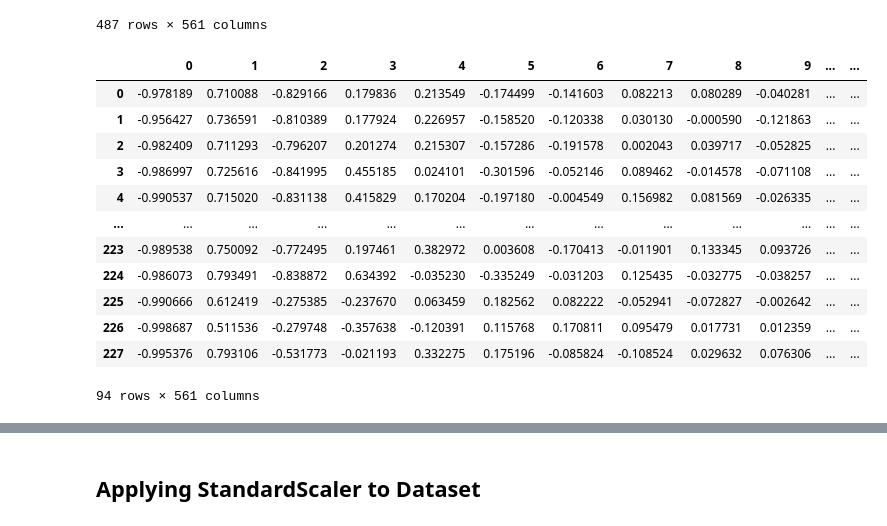
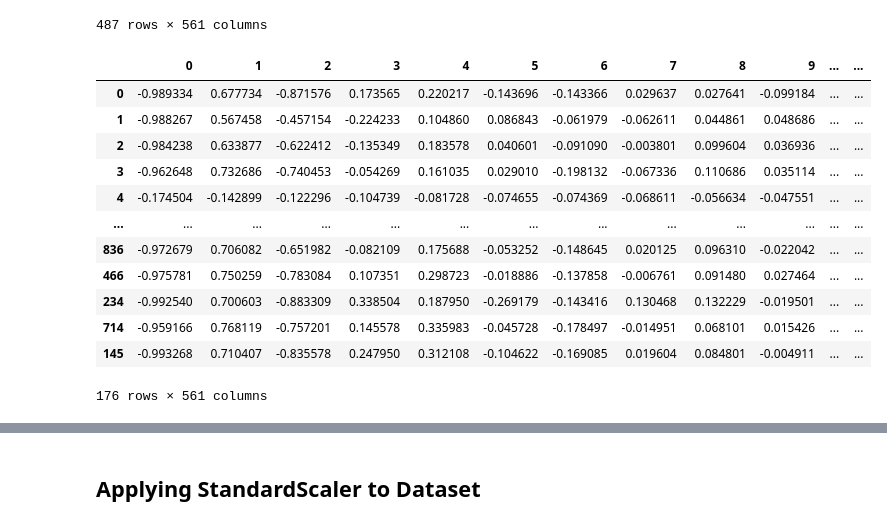
Before and after one commit to maigacribzz/EEG-Biometrics, a Jupyter notebook: Test_Biometrics.ipynb, the cells around one changed output, grey strips where cells are left out. Drawn from its saved outputs; the diff is of its cells as text; code cells hidden in the pictures.

```diff
--- a/Test_Biometrics.ipynb
+++ b/Test_Biometrics.ipynb
@@ -171,29 +163,23 @@ df_test
 | 485 | -0.965976 | 0.695892 | -0.705969 | -0.163699 | 0.250007 | 0.090883 | -0.164206 | -0.153858 | 0.029542 | 0.126786 | ... | ... |
 | 486 | -0.961613 | 0.732829 | -0.861315 | 0.383409 | 0.230486 | -0.252014 | -0.175565 | 0.092457 | 0.121167 | -0.049441 | ... | ... |
 487 rows × 561 columns
-# %%
-df_1 = df_test[df_test['Target']==1]
-df_3 = df_test[df_test['Target']==3]
-df_8 = df_test[df_test['Target']==8]
-df_10 = df_test[df_test['Target']==10]
-
-
-df1_test = pd.concat([df_1,df_3,df_8,df_10],axis=0)
-df1_test
-# %% [output]
-|  | 0 | 1 | 2 | 3 | 4 | 5 | 6 | 7 | 8 | 9 | ... | ... |
-| 0 | -0.978189 | 0.710088 | -0.829166 | 0.179836 | 0.213549 | -0.174499 | -0.141603 | 0.082213 | 0.080289 | -0.040281 | ... | ... |
-| 1 | -0.956427 | 0.736591 | -0.810389 | 0.177924 | 0.226957 | -0.158520 | -0.120338 | 0.030130 | -0.000590 | -0.121863 | ... | ... |
-| 2 | -0.982409 | 0.711293 | -0.796207 | 0.201274 | 0.215307 | -0.157286 | -0.191578 | 0.002043 | 0.039717 | -0.052825 | ... | ... |
-| 3 | -0.986997 | 0.725616 | -0.841995 | 0.455185 | 0.024101 | -0.301596 | -0.052146 | 0.089462 | -0.014578 | -0.071108 | ... | ... |
-| 4 | -0.990537 | 0.715020 | -0.831138 | 0.415829 | 0.170204 | -0.197180 | -0.004549 | 0.156982 | 0.081569 | -0.026335 | ... | ... |
-| ... | ... | ... | ... | ... | ... | ... | ... | ... | ... | ... | ... | ... |
-| 223 | -0.989538 | 0.750092 | -0.772495 | 0.197461 | 0.382972 | 0.003608 | -0.170413 | -0.011901 | 0.133345 | 0.093726 | ... | ... |
-| 224 | -0.986073 | 0.793491 | -0.838872 | 0.634392 | -0.035230 | -0.335249 | -0.031203 | 0.125435 | -0.032775 | -0.038257 | ... | ... |
-| 225 | -0.990666 | 0.612419 | -0.275385 | -0.237670 | 0.063459 | 0.182562 | 0.082222 | -0.052941 | -0.072827 | -0.002642 | ... | ... |
-| 226 | -0.998687 | 0.511536 | -0.279748 | -0.357638 | -0.120391 | 0.115768 | 0.170811 | 0.095479 | 0.017731 | 0.012359 | ... | ... |
-| 227 | -0.995376 | 0.793106 | -0.531773 | -0.021193 | 0.332275 | 0.175196 | -0.085824 | -0.108524 | 0.029632 | 0.076306 | ... | ... |
-94 rows × 561 columns
+# %%
+df1_test = generate_auth_dataset(df_test, 1, ratio=3)
+df1_test
+# %% [output]
+|  | 0 | 1 | 2 | 3 | 4 | 5 | 6 | 7 | 8 | 9 | ... | ... |
+| 0 | -0.989334 | 0.677734 | -0.871576 | 0.173565 | 0.220217 | -0.143696 | -0.143366 | 0.029637 | 0.027641 | -0.099184 | ... | ... |
+| 1 | -0.988267 | 0.567458 | -0.457154 | -0.224233 | 0.104860 | 0.086843 | -0.061979 | -0.062611 | 0.044861 | 0.048686 | ... | ... |
+| 2 | -0.984238 | 0.633877 | -0.622412 | -0.135349 | 0.183578 | 0.040601 | -0.091090 | -0.003801 | 0.099604 | 0.036936 | ... | ... |
+| 3 | -0.962648 | 0.732686 | -0.740453 | -0.054269 | 0.161035 | 0.029010 | -0.198132 | -0.067336 | 0.110686 | 0.035114 | ... | ... |
+| 4 | -0.174504 | -0.142899 | -0.122296 | -0.104739 | -0.081728 | -0.074655 | -0.074369 | -0.068611 | -0.056634 | -0.047551 | ... | ... |
+| ... | ... | ... | ... | ... | ... | ... | ... | ... | ... | ... | ... | ... |
+| 836 | -0.972679 | 0.706082 | -0.651982 | -0.082109 | 0.175688 | -0.053252 | -0.148645 | 0.020125 | 0.096310 | -0.022042 | ... | ... |
+| 466 | -0.975781 | 0.750259 | -0.783084 | 0.107351 | 0.298723 | -0.018886 | -0.137858 | -0.006761 | 0.091480 | 0.027464 | ... | ... |
+| 234 | -0.992540 | 0.700603 | -0.883309 | 0.338504 | 0.187950 | -0.269179 | -0.143416 | 0.130468 | 0.132229 | -0.019501 | ... | ... |
+| 714 | -0.959166 | 0.768119 | -0.757201 | 0.145578 | 0.335983 | -0.045728 | -0.178497 | -0.014951 | 0.068101 | 0.015426 | ... | ... |
+| 145 | -0.993268 | 0.710407 | -0.835578 | 0.247950 | 0.312108 | -0.104622 | -0.169085 | 0.019604 | 0.084801 | -0.004911 | ... | ... |
+176 rows × 561 columns
 # %%
 df1_test['Target'].unique()
 # %% [output]
```
Also changed, not shown: parts of 19 cells of this notebook.
